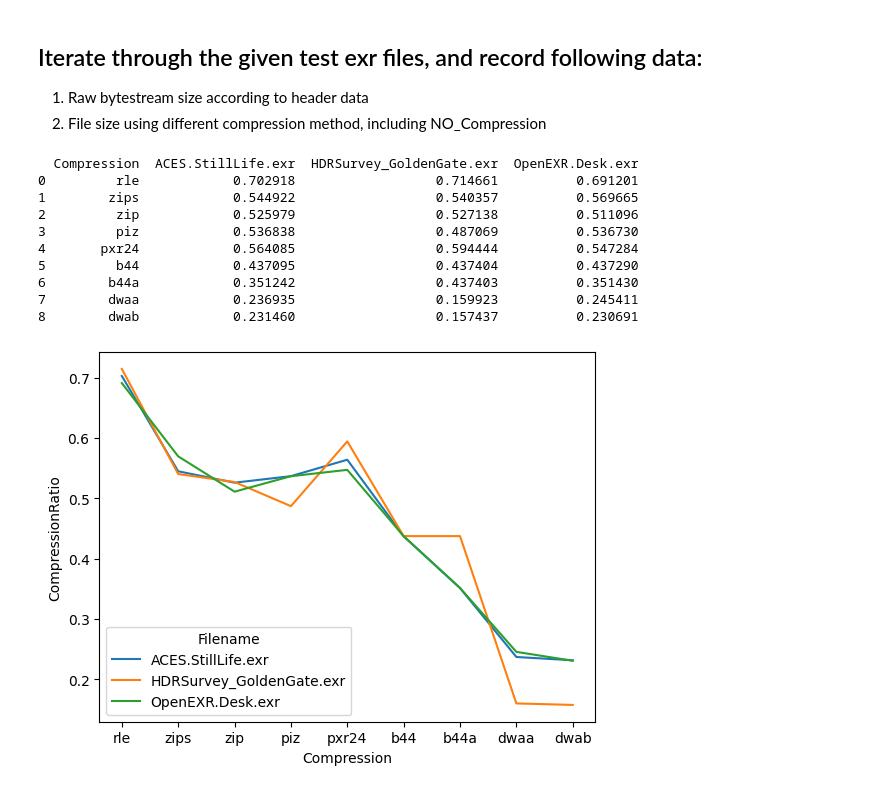
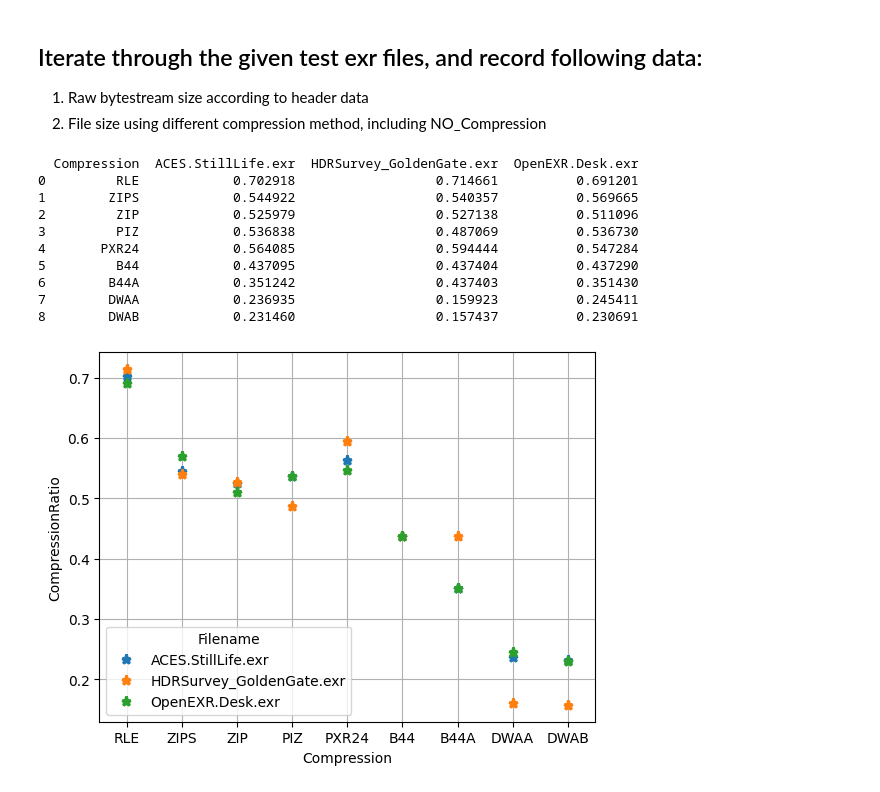
Before and after one commit to lji-ilm/openexr-notes, a Jupyter notebook: notebooks/exrpy11.ipynb, the cells around one changed output. Saved outputs shown, nothing was run; the diff lists cells and outputs as text; code cells hidden in the pictures.

Commit message:
change the lineplot into a pointplot

```diff
--- a/notebooks/exrpy11.ipynb
+++ b/notebooks/exrpy11.ipynb
@@ -18,16 +18,16 @@ input_filenames = ["ACES.StillLife.exr",
                    "OpenEXR.Desk.exr"]
 
 # Testing compression methods that we will use (including NO_COMPRESSION)
-compression_methods = [(OpenEXR.NO_COMPRESSION, "raw"),
-                       (OpenEXR.RLE_COMPRESSION, "rle"),
-                       (OpenEXR.ZIPS_COMPRESSION, "zips"),
-                       (OpenEXR.ZIP_COMPRESSION, "zip"),
-                       (OpenEXR.PIZ_COMPRESSION, "piz"),
-                       (OpenEXR.PXR24_COMPRESSION, "pxr24"),
-                       (OpenEXR.B44_COMPRESSION, "b44"),
-                       (OpenEXR.B44A_COMPRESSION, "b44a"),
-                       (OpenEXR.DWAA_COMPRESSION, "dwaa"),
-                       (OpenEXR.DWAB_COMPRESSION, "dwab")]
+compression_methods = [(OpenEXR.NO_COMPRESSION, "RAW"),
+                       (OpenEXR.RLE_COMPRESSION, "RLE"),
+                       (OpenEXR.ZIPS_COMPRESSION, "ZIPS"),
+                       (OpenEXR.ZIP_COMPRESSION, "ZIP"),
+                       (OpenEXR.PIZ_COMPRESSION, "PIZ"),
+                       (OpenEXR.PXR24_COMPRESSION, "PXR24"),
+                       (OpenEXR.B44_COMPRESSION, "B44"),
+                       (OpenEXR.B44A_COMPRESSION, "B44A"),
+                       (OpenEXR.DWAA_COMPRESSION, "DWAA"),
+                       (OpenEXR.DWAB_COMPRESSION, "DWAB")]
 # %%
 # Routine for write out an exr file with a given compression type
 def reCompressThenLoad(exrFile, fileName, compressionType):
@@ -79,21 +79,22 @@ df.columns = header_row
 print(df)
 # %% [output]
   Compression  ACES.StillLife.exr  HDRSurvey_GoldenGate.exr  OpenEXR.Desk.exr
-0         rle            0.702918                  0.714661          0.691201
-1        zips            0.544922                  0.540357          0.569665
-2         zip            0.525979                  0.527138          0.511096
-3         piz            0.536838                  0.487069          0.536730
-4       pxr24            0.564085                  0.594444          0.547284
-5         b44            0.437095                  0.437404          0.437290
-6        b44a            0.351242                  0.437403          0.351430
-7        dwaa            0.236935                  0.159923          0.245411
-8        dwab            0.231460                  0.157437          0.230691
+0         RLE            0.702918                  0.714661          0.691201
+1        ZIPS            0.544922                  0.540357          0.569665
+2         ZIP            0.525979                  0.527138          0.511096
+3         PIZ            0.536838                  0.487069          0.536730
+4       PXR24            0.564085                  0.594444          0.547284
+5         B44            0.437095                  0.437404          0.437290
+6        B44A            0.351242                  0.437403          0.351430
+7        DWAA            0.236935                  0.159923          0.245411
+8        DWAB            0.231460                  0.157437          0.230691
 # %%
 # Plot with Seaborn
 dfm = df.melt(id_vars="Compression")
 dfm.rename(columns={"variable": "Filename", "value": "CompressionRatio"}, inplace=True)
 columns_to_plot = input_filenames
 
-ax = sns.lineplot(data=dfm, x="Compression", y="CompressionRatio", hue="Filename")
+plt = sns.pointplot(data=dfm, x="Compression", y="CompressionRatio", hue="Filename", linestyle="none", markers="*")
+plt.grid()
 # %% [output]
-[figure, old version]
+[figure, new version]
```
